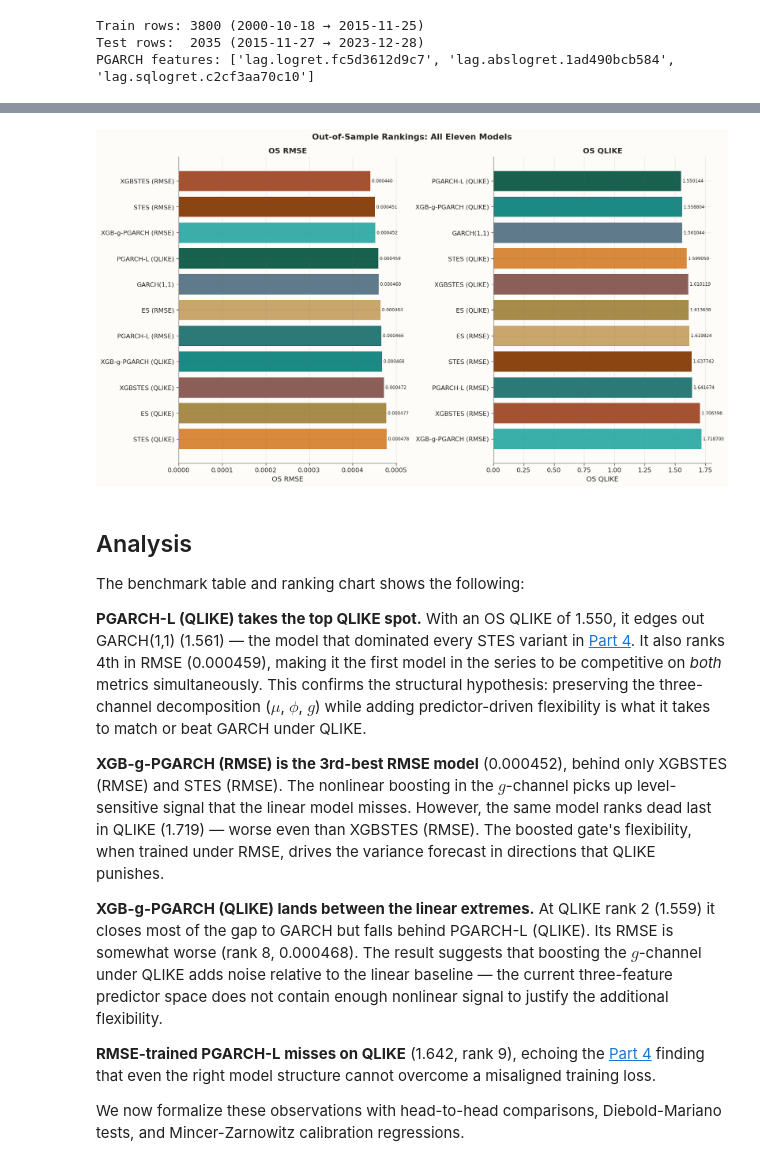
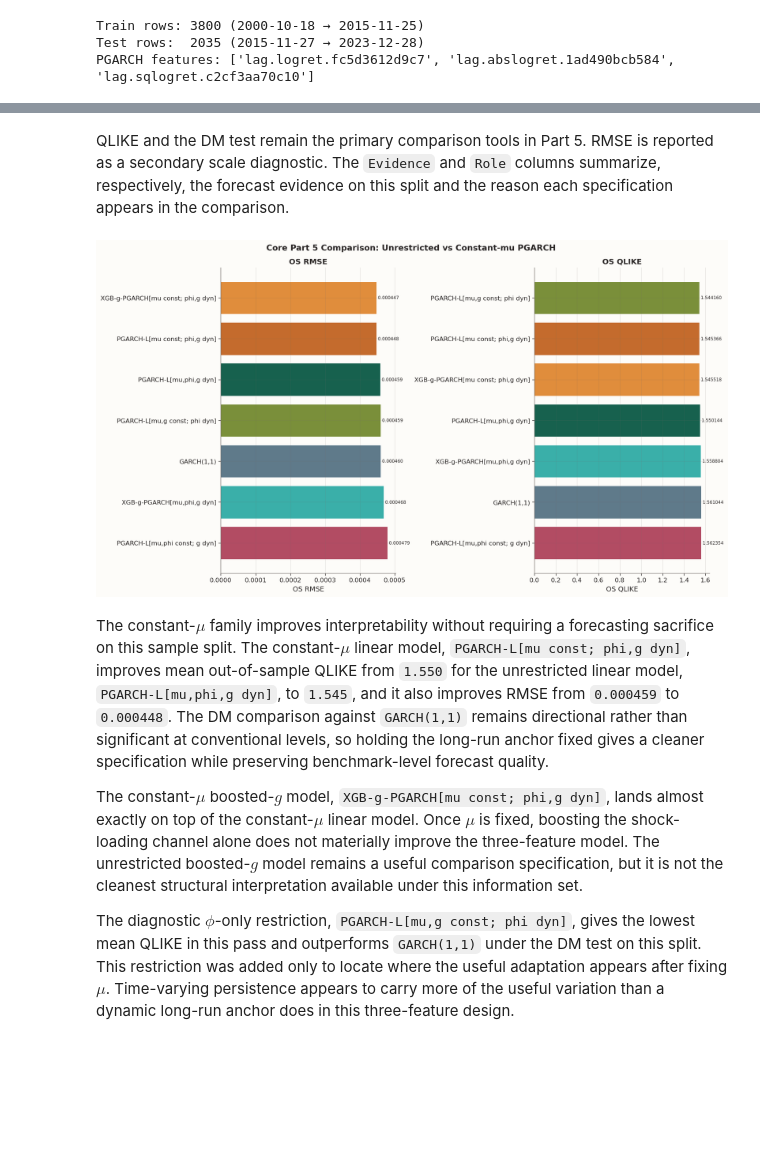
Before and after one commit to steveya/steveya.github.io, a Jupyter notebook: posts/volatility-forecasts-5/index.ipynb, the cells around one changed output, grey strips where cells are left out. Cells and saved outputs as stored; diff of their text form; code cells hidden in the pictures; blank space fills up the shorter version.

```diff
--- a/posts/volatility-forecasts-5/index.ipynb
+++ b/posts/volatility-forecasts-5/index.ipynb
@@ -565,52 +487,41 @@ display(style_results_table(comparison_table, precision=6, index_col="Model"))
+# %% [markdown]
+QLIKE and the DM test remain the primary comparison tools in Part 5. RMSE is reported as a secondary scale diagnostic. The `Evidence` and `Role` columns summarize, respectively, the forecast evidence on this split and the reason each specification appears in the comparison.
 # %%
-#| label: ranking-chart
+#| label: core-ranking-chart
 #| code-fold: true
-#| code-summary: "Two-panel ranking chart: OS RMSE vs OS QLIKE"
+#| code-summary: "Focused ranking chart for the core Part 5 models"
 
-# Color mapping: PGARCH family gets a distinct blue-green palette
-_palette = {
-    "GARCH(1,1)":           "#5F7A8A",
-    "ES (RMSE)":            "#C9A66B",
-    "ES (QLIKE)":           "#A68B4B",
-    "STES (RMSE)":          BLOG_PALETTE[0],
-    "STES (QLIKE)":         "#D8893B",
-    "XGBSTES (RMSE)":       BLOG_PALETTE[1],
-    "XGBSTES (QLIKE)":      "#8C5E58",
-    "PGARCH-L (RMSE)":      "#2B7A78",
-    "PGARCH-L (QLIKE)":     "#17614E",
-    "XGB-g-PGARCH (RMSE)":  "#3AAFA9",
-    "XGB-g-PGARCH (QLIKE)": "#1B8A84",
+core_palette = {
+    "GARCH(1,1)": "#5F7A8A",
+    "PGARCH-L[mu,phi,g dyn]": "#17614E",
+    "XGB-g-PGARCH[mu,phi,g dyn]": "#3AAFA9",
+    "PGARCH-L[mu const; phi,g dyn]": "#C46B2D",
+    "XGB-g-PGARCH[mu const; phi,g dyn]": "#E08D3C",
+    "PGARCH-L[mu,phi const; g dyn]": "#B24C63",
+    "PGARCH-L[mu,g const; phi dyn]": "#7A8F3A",
 }
 
 fig, axes = plt.subplots(1, 2, figsize=(14, 8))
 
 for ax, metric in zip(axes, ["OS RMSE", "OS QLIKE"]):
-    chart_df = comparison_table.sort_values(metric, ascending=True).reset_index(drop=True)
-    colors = [_palette.get(m, "#999999") for m in chart_df["Model"]]
+    chart_df = core_summary_table.sort_values(metric, ascending=True).reset_index(drop=True)
+    colors = [core_palette.get(model, "#999999") for model in chart_df["Model"]]
     bars = ax.barh(chart_df["Model"], chart_df[metric], color=colors, edgecolor="white", linewidth=0.6)
     ax.set_title(metric, fontsize=12, fontweight="bold")
     ax.set_xlabel(metric)
     ax.invert_yaxis()
-    for bar, val in zip(bars, chart_df[metric]):
-        ax.text(val, bar.get_y() + bar.get_height() / 2, f" {val:.6f}", va="center", fontsize=7)
+    for bar, value in zip(bars, chart_df[metric]):
+        ax.text(value, bar.get_y() + bar.get_height() / 2, f" {value:.6f}", va="center", fontsize=7)
 
-fig.suptitle("Out-of-Sample Rankings: All Eleven Models", fontsize=13, fontweight="bold")
+fig.suptitle("Core Part 5 Comparison: Unrestricted vs Constant-mu PGARCH", fontsize=13, fontweight="bold")
 fig.tight_layout()
 plt.show()
 # %% [output]
-[figure, old version]
+[figure, new version]
 # %% [markdown]
-## Analysis
+The constant-$\mu$ family improves interpretability without requiring a forecasting sacrifice on this sample split. The constant-$\mu$ linear model, `PGARCH-L[mu const; phi,g dyn]`, improves mean out-of-sample QLIKE from `1.550` for the unrestricted linear model, `PGARCH-L[mu,phi,g dyn]`, to `1.545`, and it also improves RMSE from `0.000459` to `0.000448`. The DM comparison against `GARCH(1,1)` remains directional rather than significant at conventional levels, so holding the long-run anchor fixed gives a cleaner specification while preserving benchmark-level forecast quality.
 
-The benchmark table and ranking chart shows the following:
+The constant-$\mu$ boosted-$g$ model, `XGB-g-PGARCH[mu const; phi,g dyn]`, lands almost exactly on top of the constant-$\mu$ linear model. Once $\mu$ is fixed, boosting the shock-loading channel alone does not materially improve the three-feature model. The unrestricted boosted-$g$ model remains a useful comparison specification, but it is not the cleanest structural interpretation available under this information set.
 
-**PGARCH-L (QLIKE) takes the top QLIKE spot.** With an OS QLIKE of 1.550, it edges out GARCH(1,1) (1.561) — the model that dominated every STES variant in [Part 4](../volatility-forecasts-4/). It also ranks 4th in RMSE (0.000459), making it the first model in the series to be competitive on *both* metrics simultaneously. This confirms the structural hypothesis: preserving the three-channel decomposition ($\mu$, $\phi$, $g$) while adding predictor-driven flexibility is what it takes to match or beat GARCH under QLIKE.
-
-**XGB-g-PGARCH (RMSE) is the 3rd-best RMSE model** (0.000452), behind only XGBSTES (RMSE) and STES (RMSE). The nonlinear boosting in the $g$-channel picks up level-sensitive signal that the linear model misses. However, the same model ranks dead last in QLIKE (1.719) — worse even than XGBSTES (RMSE). The boosted gate's flexibility, when trained under RMSE, drives the variance forecast in directions that QLIKE punishes.
-
-**XGB-g-PGARCH (QLIKE) lands between the linear extremes.** At QLIKE rank 2 (1.559) it closes most of the gap to GARCH but falls behind PGARCH-L (QLIKE). Its RMSE is somewhat worse (rank 8, 0.000468). The result suggests that boosting the $g$-channel under QLIKE adds noise relative to the linear baseline — the current three-feature predictor space does not contain enough nonlinear signal to justify the additional flexibility.
-
-**RMSE-trained PGARCH-L misses on QLIKE** (1.642, rank 9), echoing the [Part 4](../volatility-forecasts-4/) finding that even the right model structure cannot overcome a misaligned training loss.
-
-We now formalize these observations with head-to-head comparisons, Diebold-Mariano tests, and Mincer-Zarnowitz calibration regressions.
+The diagnostic $\phi$-only restriction, `PGARCH-L[mu,g const; phi dyn]`, gives the lowest mean QLIKE in this pass and outperforms `GARCH(1,1)` under the DM test on this split. This restriction was added only to locate where the useful adaptation appears after fixing $\mu$. Time-varying persistence appears to carry more of the useful variation than a dynamic long-run anchor does in this three-feature design.
 # %%
```
Also changed, not shown: parts of 23 cells of this notebook.
